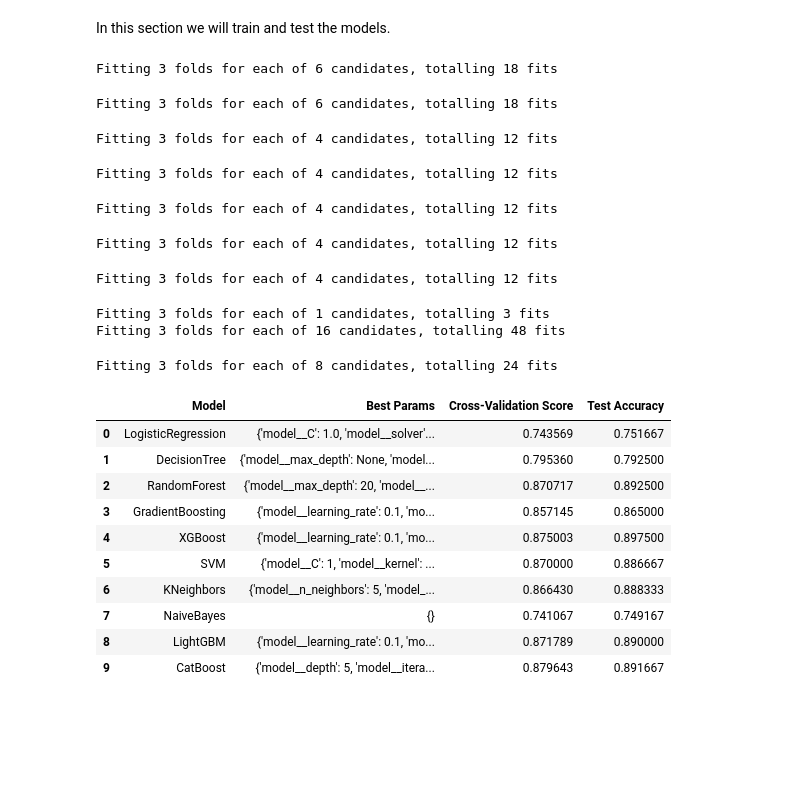
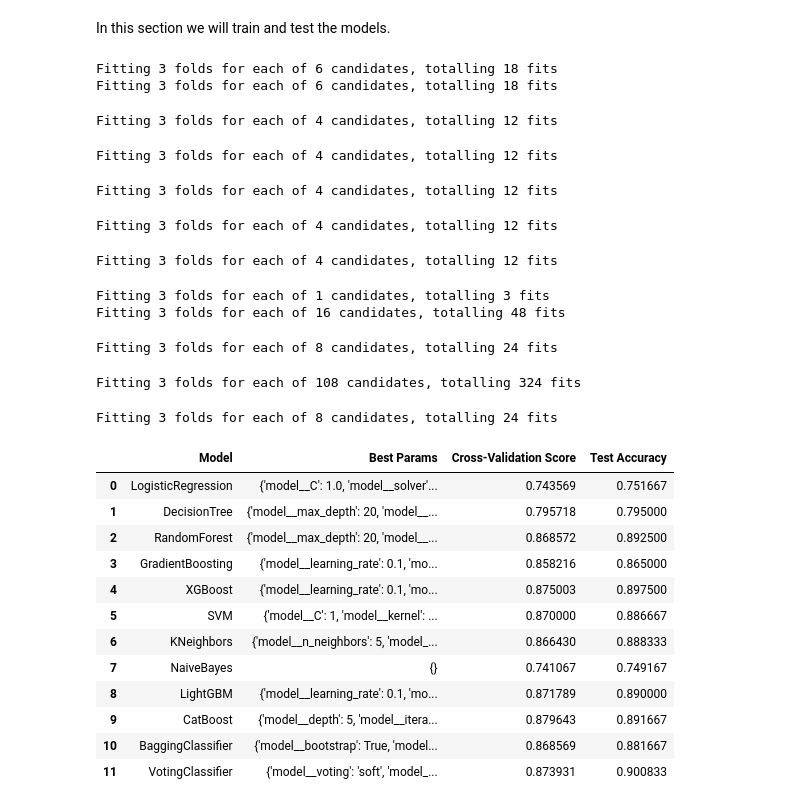
Before and after one commit to AleandroPresta/customer-shopping-analysis, a Jupyter notebook: apple-quality/notebooks/Prediction.ipynb, the cells around one changed output. Cells and saved outputs as stored; diff of their text form; code cells hidden in the pictures; blank space fills up the shorter version.

```diff
--- a/apple-quality/notebooks/Prediction.ipynb
+++ b/apple-quality/notebooks/Prediction.ipynb
@@ -172,7 +172,7 @@ def train_models(models, param_grids, cv=3):
     # Assume X_train, X_test, y_train, y_test are loaded
     results = []
 
-    for model_name in tqdm(models, desc=f"Training model: {model_name}"):
+    for model_name in tqdm(models, desc="Training models"):
         pipeline = Pipeline([
             ('scaler', StandardScaler()),
             ('model', models[model_name])
@@ -195,7 +195,7 @@ def train_models(models, param_grids, cv=3):
 # %%
 from sklearn.linear_model import LogisticRegression
 from sklearn.tree import DecisionTreeClassifier
-from sklearn.ensemble import RandomForestClassifier, GradientBoostingClassifier, BaggingClassifier
+from sklearn.ensemble import RandomForestClassifier, GradientBoostingClassifier, BaggingClassifier, VotingClassifier
 from xgboost import XGBClassifier
 from sklearn.svm import SVC
 from sklearn.neighbors import KNeighborsClassifier
@@ -216,6 +216,13 @@ models = {
     'LightGBM': LGBMClassifier(verbose=-1),
     'CatBoost': CatBoostClassifier(verbose=0),
     'BaggingClassifier': BaggingClassifier(),
+        'VotingClassifier': VotingClassifier(
+        estimators=[
+            ('rf', RandomForestClassifier()),
+            ('gb', GradientBoostingClassifier()),
+            ('xgb', XGBClassifier())
+        ]
+    ),
 }
 
 param_grids = {
@@ -256,44 +263,52 @@ param_grids = {
         'LightGBM': {
         'model__n_estimators': [50, 100],
         'model__learning_rate': [0.01, 0.1],
         'model__num_leaves': [20, 31],
         'model__max_depth': [-1, 10],
     },
     'CatBoost': {
         'model__iterations': [100, 200],
         'model__learning_rate': [0.01, 0.1],
         'model__depth': [3, 5],
     },
     'BaggingClassifier': {
         'model__n_estimators': [10, 20, 30],
         'model__max_samples': [0.5, 0.7, 1.0],
         'model__max_features': [0.5, 0.7, 1.0],
         'model__bootstrap': [True, False],
         'model__bootstrap_features': [True, False]
     },
+    'VotingClassifier': {
+        'model__voting': ['soft', 'hard'],
+        'model__weights': [[1, 1, 1], [2, 1, 1], [1, 2, 1], [1, 1, 2]]
+    }
 }
 
 results = train_models(models, param_grids)
 results
 # %% [output]
 Fitting 3 folds for each of 6 candidates, totalling 18 fits
+Fitting 3 folds for each of 6 candidates, totalling 18 fits
-Fitting 3 folds for each of 6 candidates, totalling 18 fits
+Fitting 3 folds for each of 4 candidates, totalling 12 fits
 Fitting 3 folds for each of 4 candidates, totalling 12 fits
 Fitting 3 folds for each of 4 candidates, totalling 12 fits
 Fitting 3 folds for each of 4 candidates, totalling 12 fits
 Fitting 3 folds for each of 4 candidates, totalling 12 fits
-Fitting 3 folds for each of 4 candidates, totalling 12 fits
+Fitting 3 folds for each of 1 candidates, totalling 3 fits
+Fitting 3 folds for each of 16 candidates, totalling 48 fits
-Fitting 3 folds for each of 1 candidates, totalling 3 fits
-Fitting 3 folds for each of 16 candidates, totalling 48 fits
+Fitting 3 folds for each of 8 candidates, totalling 24 fits
-Fitting 3 folds for each of 8 candidates, totalling 24 fits
+Fitting 3 folds for each of 108 candidates, totalling 324 fits
+Fitting 3 folds for each of 8 candidates, totalling 24 fits
 |  | Model | Best Params | Cross-Validation Score | Test Accuracy |
 | 0 | LogisticRegression | {'model__C': 1.0, 'model__solver'... | 0.743569 | 0.751667 |
-| 1 | DecisionTree | {'model__max_depth': None, 'model... | 0.795360 | 0.792500 |
-| 2 | RandomForest | {'model__max_depth': 20, 'model__... | 0.870717 | 0.892500 |
-| 3 | GradientBoosting | {'model__learning_rate': 0.1, 'mo... | 0.857145 | 0.865000 |
+| 1 | DecisionTree | {'model__max_depth': 20, 'model__... | 0.795718 | 0.795000 |
+| 2 | RandomForest | {'model__max_depth': 20, 'model__... | 0.868572 | 0.892500 |
+| 3 | GradientBoosting | {'model__learning_rate': 0.1, 'mo... | 0.858216 | 0.865000 |
 | 4 | XGBoost | {'model__learning_rate': 0.1, 'mo... | 0.875003 | 0.897500 |
 | 5 | SVM | {'model__C': 1, 'model__kernel': ... | 0.870000 | 0.886667 |
 | 6 | KNeighbors | {'model__n_neighbors': 5, 'model_... | 0.866430 | 0.888333 |
 | 7 | NaiveBayes | {} | 0.741067 | 0.749167 |
 | 8 | LightGBM | {'model__learning_rate': 0.1, 'mo... | 0.871789 | 0.890000 |
 | 9 | CatBoost | {'model__depth': 5, 'model__itera... | 0.879643 | 0.891667 |
+| 10 | BaggingClassifier | {'model__bootstrap': True, 'model... | 0.868569 | 0.881667 |
+| 11 | VotingClassifier | {'model__voting': 'soft', 'model_... | 0.873931 | 0.900833 |
```
Also changed, not shown: parts of 1 cell of this notebook, 4 other files.
